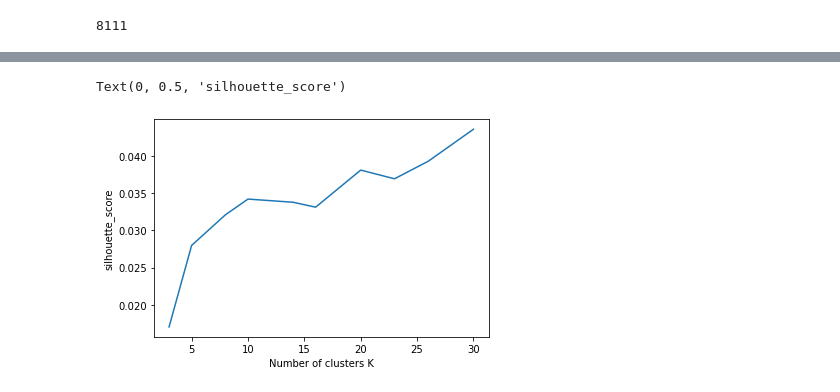
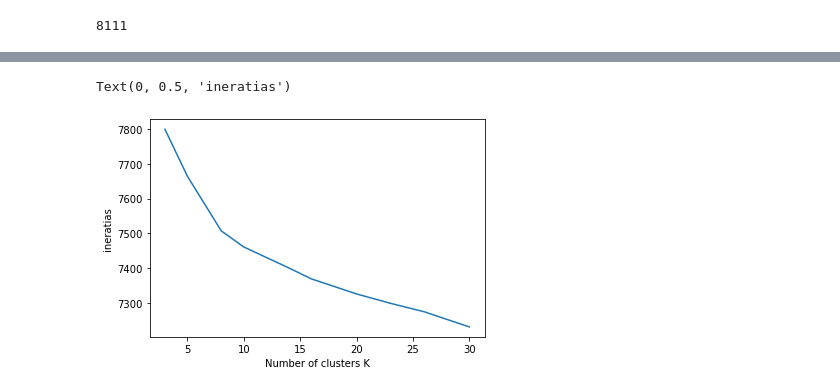
Before and after one commit to Ouala-BJ/Project_TweetsAnalysis, a Jupyter notebook: Tweets_Clustering.ipynb, the cells around one changed output, grey strips where cells are left out. Cells and saved outputs as stored; diff of their text form; code cells hidden in the pictures.

```diff
--- a/Tweets_Clustering.ipynb
+++ b/Tweets_Clustering.ipynb
@@ -453,8 +426,8 @@ print(scores)
 # %%
 import matplotlib.pyplot as plt
-plt.plot(n_cluster, scores)
+plt.plot(n_cluster, ineratias)
 plt.xlabel('Number of clusters K')
-plt.ylabel('silhouette_score')
+plt.ylabel('ineratias')
 # %% [output]
-Text(0, 0.5, 'silhouette_score')
+Text(0, 0.5, 'ineratias')
-[figure, old version]
+[figure, new version]
```
Also changed, not shown: parts of 27 cells of this notebook.
